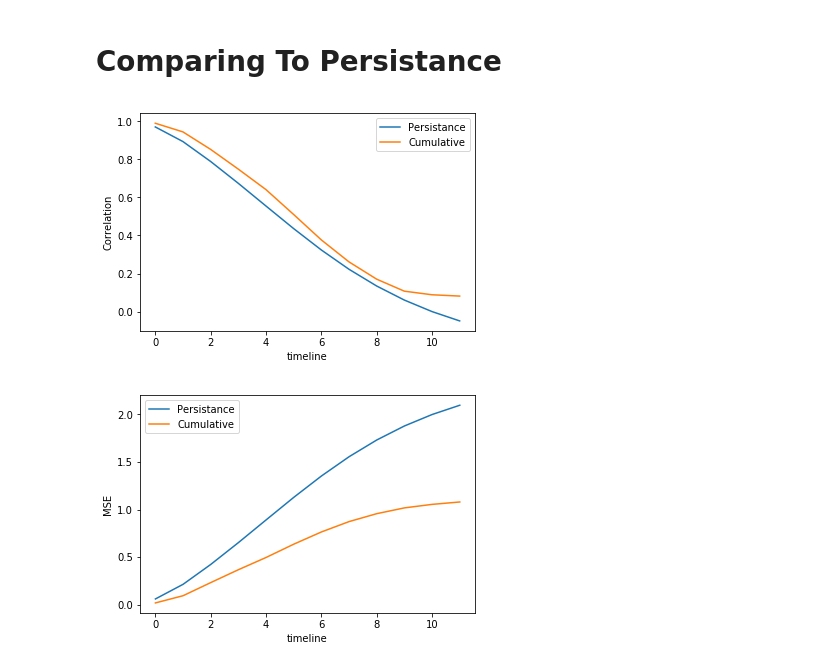
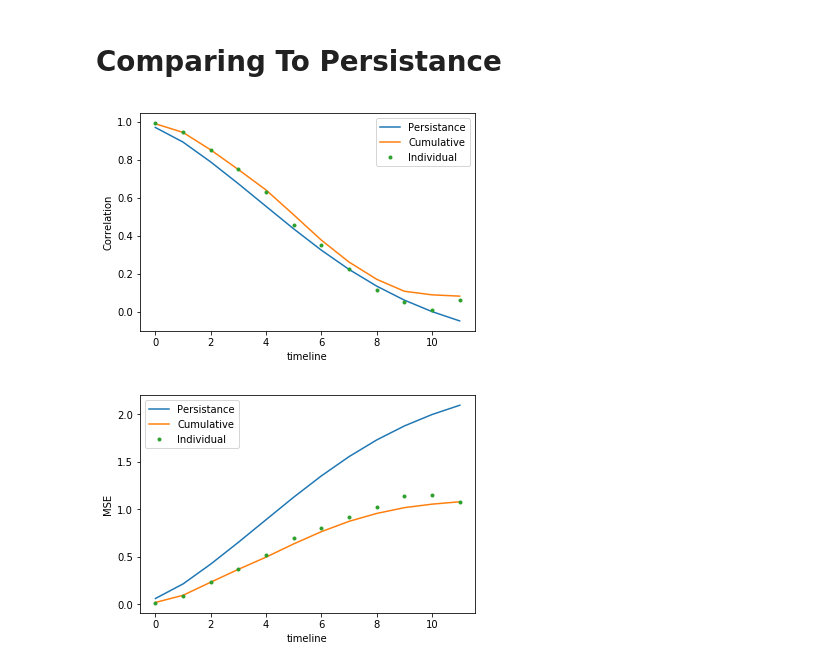
Before and after one commit to paula-gradu/El-Nino, a Jupyter notebook: Predicting Change in ONI.ipynb, the cells around one changed output. Drawn from its saved outputs; the diff is of its cells as text; code cells hidden in the pictures.

```diff
--- a/Predicting Change in ONI.ipynb
+++ b/Predicting Change in ONI.ipynb
@@ -269,0 +291,30 @@ for t in range(start, end, 3):
+# %%
+for t in range(T):
+
+    epochs = 50 + t * 5
+    individual_model.compile(optimizer='adam', loss='mae', metrics=['mse', 'mae'])
+
+    individual_history = individual_model.fit(train, train_labels[:, t], epochs = epochs, verbose = 0)
+
+    individual_val_pred[t] = individual_model.predict(val).flatten() # save individual predictions for t
+
+    val_pred_mse[t] = mean_squared_error(val_labels[:, t].flatten(), individual_val_pred[t])
+    val_pred_corr[t] = correlation(val_labels[:, t].flatten(), individual_val_pred[t])
+
+    individual_val_pred_truth[t] = individual_val_pred[t] + val_to_add[:, t]
+
+    val_pred_mse_truth[t] = ((val_truth[:, t] - individual_val_pred_truth[t])**2).mean(axis = 0)
+    val_pred_corr_truth[t] = correlation(val_truth[:, t], individual_val_pred_truth[t])
+
+    # Plotting Training
+    plt.subplot(2, 1, t % 2 + 1);
+
+    plt.plot(individual_history.history['mean_squared_error']);
+    plt.plot(individual_history.history['mean_absolute_error']);
+    plt.ylabel('error');
+    plt.xlabel('epoch');
+
+    if((1 + t) % 2 == 0):
+        plt.figure();
+
+    reset_weights(individual_model)
@@ -269,0 +333,9 @@ for t in range(start, end, 3):
+# %%
+for t in range(T):
+    plt.subplot(2, 1, t % 2 + 1);
+    plt.plot(val_truth[:, t][section], '--', label = "Truth", color = 'blue');
+    plt.plot(individual_val_pred_truth[t][section], ':', label = "Prediction", color = 'red');
+    plt.title(t);
+    plt.legend();
+    if((1 + t) % 2 == 0):
+        plt.figure();
@@ -279,17 +359,19 @@ for t in range(T):
 # %%
 plt.plot(persistance_corr, label = "Persistance");
 plt.plot(mult_val_pred_corr_truth, label = "Cumulative");
+plt.plot(val_pred_corr_truth, '.', label = "Individual");
 plt.ylabel('Correlation');
 plt.xlabel('timeline');
 plt.legend();
 plt.figure();
 
 
 plt.plot(persistance_mse, label = "Persistance");
 plt.plot(mult_val_pred_mse_truth, label = "Cumulative");
+plt.plot(val_pred_mse_truth, '.', label = "Individual");
 plt.ylabel('MSE');
 plt.xlabel('timeline');
 plt.legend();
 # %% [output]
-[figure, old version]
+[figure, new version]
-[figure, old version]
+[figure, new version]
```
Also changed, not shown: parts of 6 cells of this notebook.
